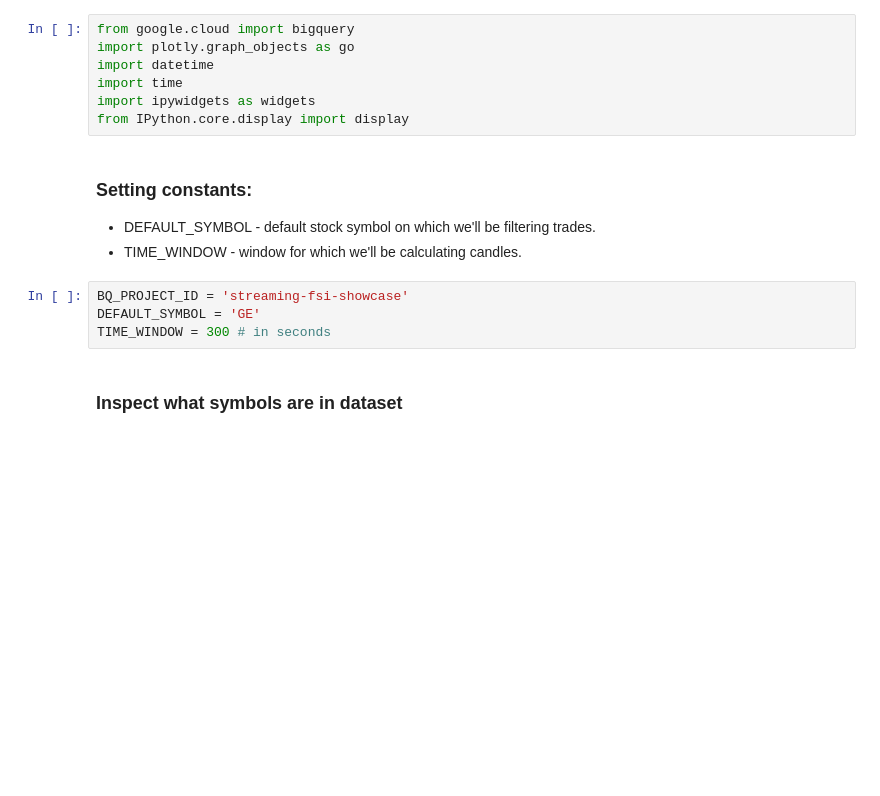
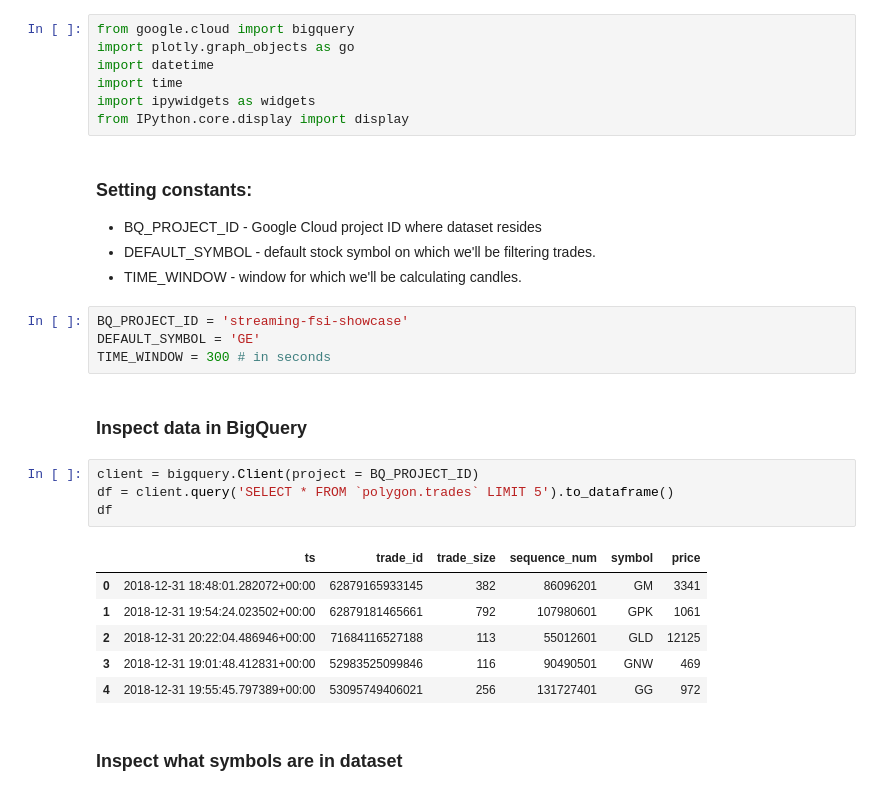
Before and after one commit to allenday/streaming-fsi-showcase, a Jupyter notebook: jupyter/bq.ipynb, the cells around one changed output. Drawn from its saved outputs; the diff is of its cells as text; blank space fills up the shorter version.

```diff
--- a/jupyter/bq.ipynb
+++ b/jupyter/bq.ipynb
@@ -39,12 +29,26 @@ import ipywidgets as widgets
 from IPython.core.display import display
 # %% [markdown]
 ### Setting constants:
+- BQ_PROJECT_ID - Google Cloud project ID where dataset resides
 - DEFAULT_SYMBOL - default stock symbol on which we'll be filtering trades.
 - TIME_WINDOW - window for which we'll be calculating candles.
 # %%
 BQ_PROJECT_ID = 'streaming-fsi-showcase'
 DEFAULT_SYMBOL = 'GE'
 TIME_WINDOW = 300 # in seconds
+# %% [markdown]
+### Inspect data in BigQuery
+# %%
+client = bigquery.Client(project = BQ_PROJECT_ID)
+df = client.query('SELECT * FROM `polygon.trades` LIMIT 5').to_dataframe()
+df
+# %% [output]
+|  | ts | trade_id | trade_size | sequence_num | symbol | price |
+| 0 | 2018-12-31 18:48:01.282072+00:00 | 62879165933145 | 382 | 86096201 | GM | 3341 |
+| 1 | 2018-12-31 19:54:24.023502+00:00 | 62879181465661 | 792 | 107980601 | GPK | 1061 |
+| 2 | 2018-12-31 20:22:04.486946+00:00 | 71684116527188 | 113 | 55012601 | GLD | 12125 |
+| 3 | 2018-12-31 19:01:48.412831+00:00 | 52983525099846 | 116 | 90490501 | GNW | 469 |
+| 4 | 2018-12-31 19:55:45.797389+00:00 | 53095749406021 | 256 | 131727401 | GG | 972 |
 # %% [markdown]
 ### Inspect what symbols are in dataset
 # %%
```
Also changed, not shown: parts of 4 cells of this notebook.
